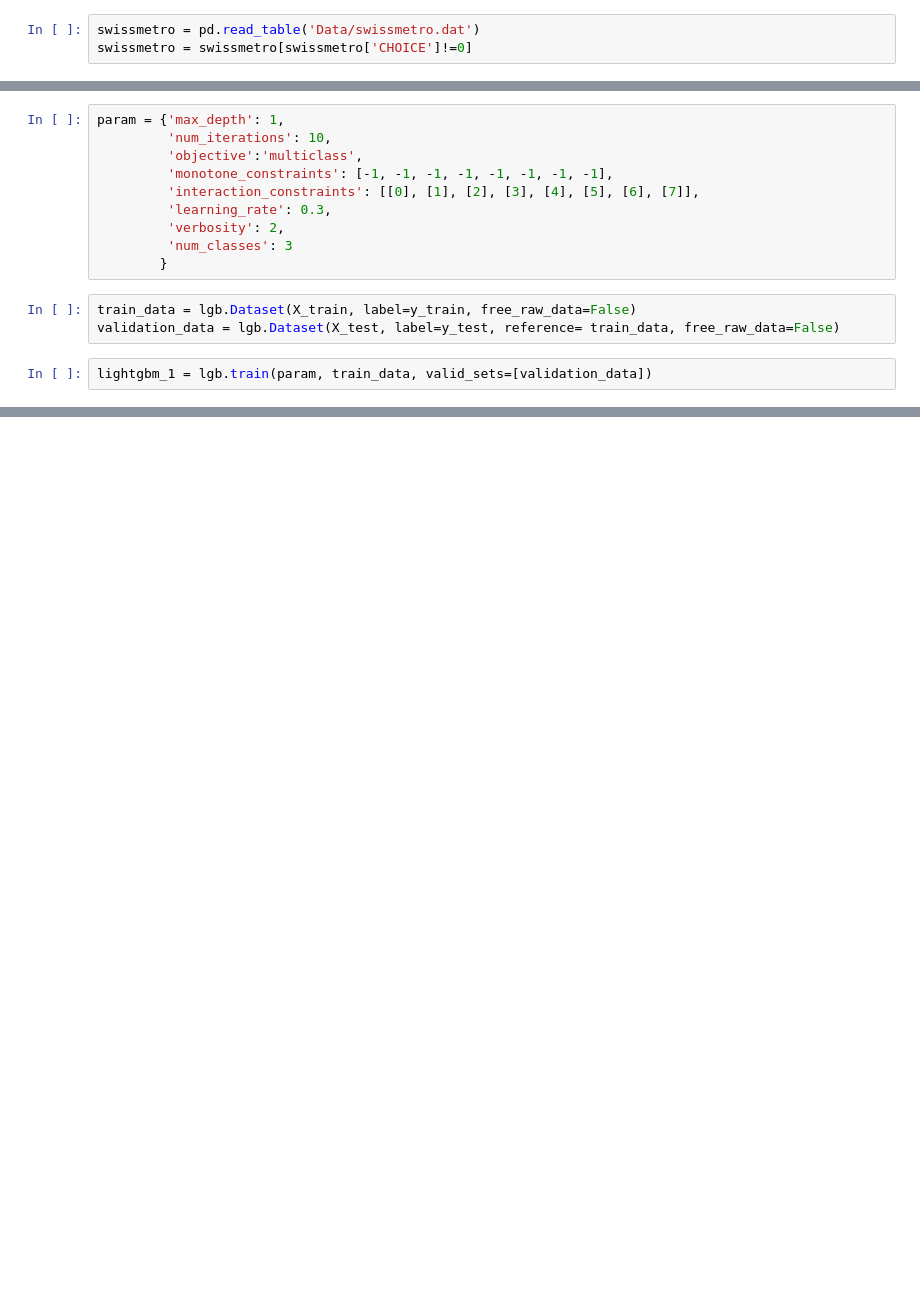
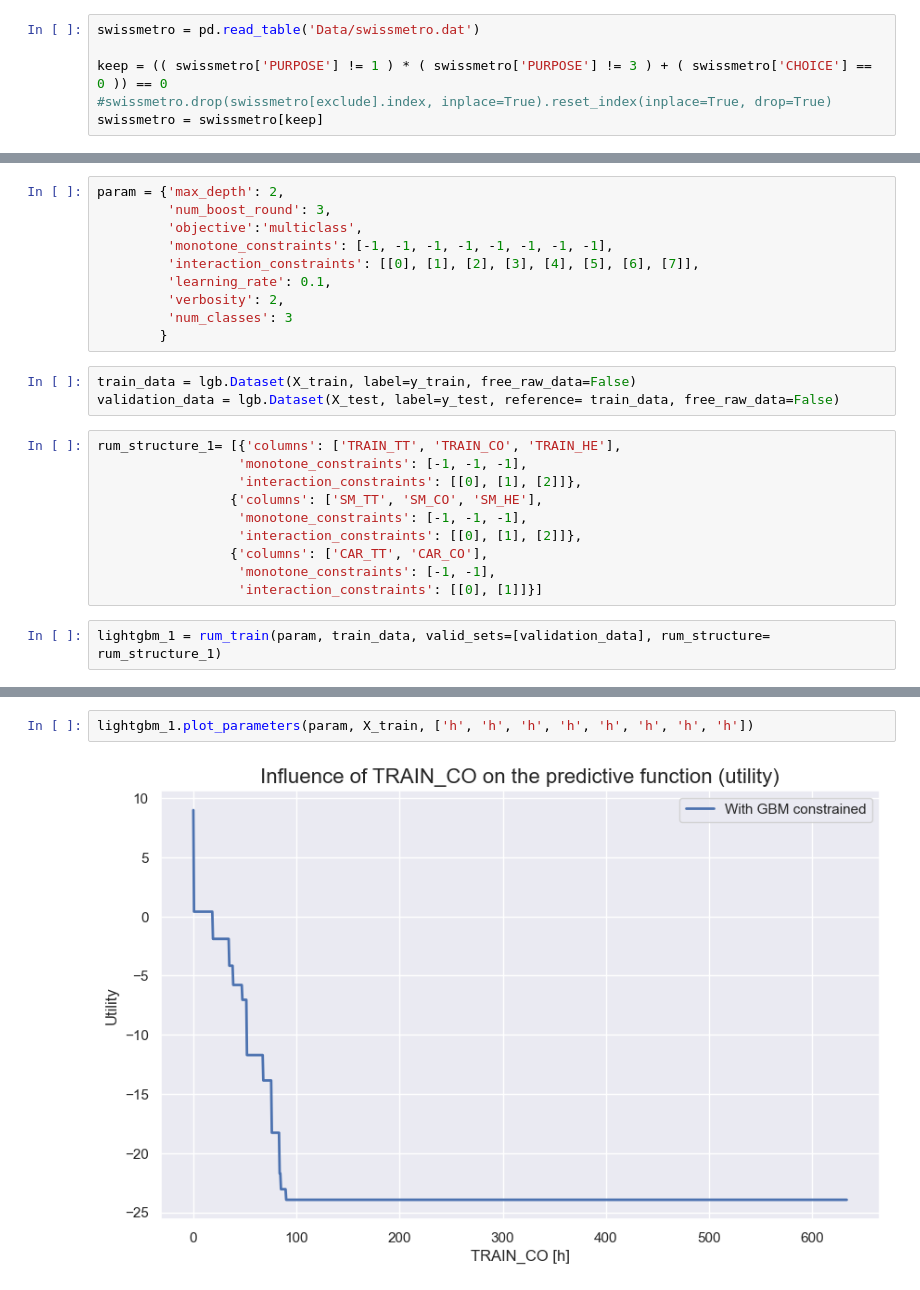
Before and after one commit to NicoSlvd/GBM-feature-extraction, a Jupyter notebook: Multiclass problem/First multiclass problem.ipynb, the cells around one changed output, grey strips where cells are left out. Saved outputs shown, nothing was run; the diff lists cells and outputs as text; blank space fills up the shorter version.

Commit message:
RUM_booster_implementation

```diff
--- a/Multiclass problem/First multiclass problem.ipynb
+++ b/Multiclass problem/First multiclass problem.ipynb
@@ -35,6 +14,9 @@ array([0, 2, 3, 4])
 # %%
 swissmetro = pd.read_table('Data/swissmetro.dat')
-swissmetro = swissmetro[swissmetro['CHOICE']!=0]
+
+keep = (( swissmetro['PURPOSE'] != 1 ) * ( swissmetro['PURPOSE'] != 3 ) + ( swissmetro['CHOICE'] == 0 )) == 0
+#swissmetro.drop(swissmetro[exclude].index, inplace=True).reset_index(inplace=True, drop=True)
+swissmetro = swissmetro[keep]
 # %%
 new_train_co = swissmetro['TRAIN_CO'] * (swissmetro['GA']==0)
 new_sm_co = swissmetro['SM_CO'] * (swissmetro['GA']==0)
@@ -59,18 +41,28 @@ choice = swissmetro[['CHOICE']] -1
 # %%
 X_train, X_test, y_train, y_test = train_test_split(feature, choice, test_size=0.2, random_state = 42)
 # %%
-param = {'max_depth': 1,
-         'num_iterations': 10,
+param = {'max_depth': 2,
+         'num_boost_round': 3,
          'objective':'multiclass',
          'monotone_constraints': [-1, -1, -1, -1, -1, -1, -1, -1],
          'interaction_constraints': [[0], [1], [2], [3], [4], [5], [6], [7]],
-         'learning_rate': 0.3,
+         'learning_rate': 0.1,
          'verbosity': 2,
          'num_classes': 3
         }
 # %%
 train_data = lgb.Dataset(X_train, label=y_train, free_raw_data=False)
 validation_data = lgb.Dataset(X_test, label=y_test, reference= train_data, free_raw_data=False)
+# %%
+rum_structure_1= [{'columns': ['TRAIN_TT', 'TRAIN_CO', 'TRAIN_HE'],
+                  'monotone_constraints': [-1, -1, -1],
+                  'interaction_constraints': [[0], [1], [2]]},
+                 {'columns': ['SM_TT', 'SM_CO', 'SM_HE'],
+                  'monotone_constraints': [-1, -1, -1],
+                  'interaction_constraints': [[0], [1], [2]]},
+                 {'columns': ['CAR_TT', 'CAR_CO'],
+                  'monotone_constraints': [-1, -1],
+                  'interaction_constraints': [[0], [1]]}]
 # %%
-lightgbm_1 = lgb.train(param, train_data, valid_sets=[validation_data])
+lightgbm_1 = rum_train(param, train_data, valid_sets=[validation_data], rum_structure= rum_structure_1)
 # %% [output]
@@ -136,0 +88,4 @@ first_model
+# %%
+lightgbm_1.plot_parameters(param, X_train, ['h', 'h', 'h', 'h', 'h', 'h', 'h', 'h'])
+# %% [output]
+[figure, added]
```
Also changed, not shown: parts of 14 cells of this notebook, 4 other files.
